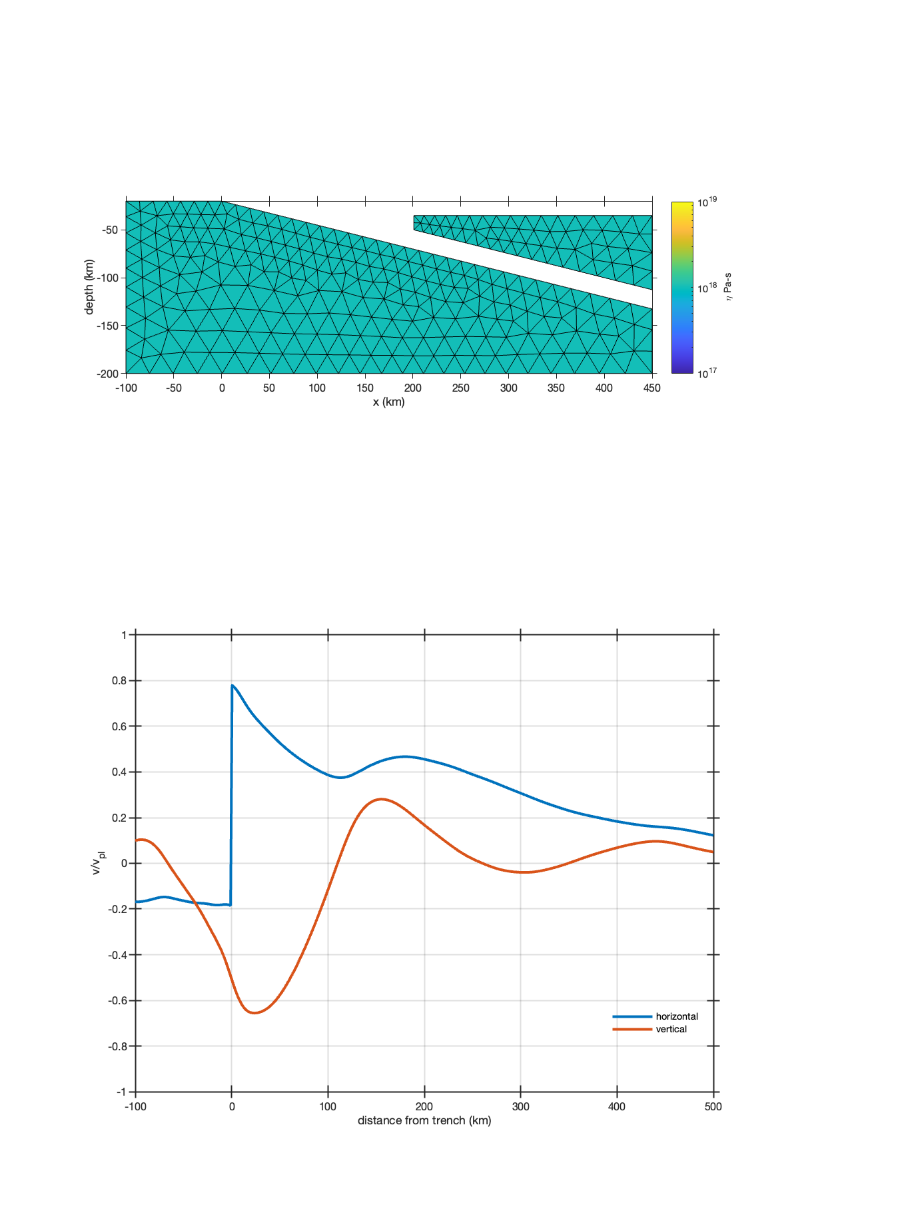
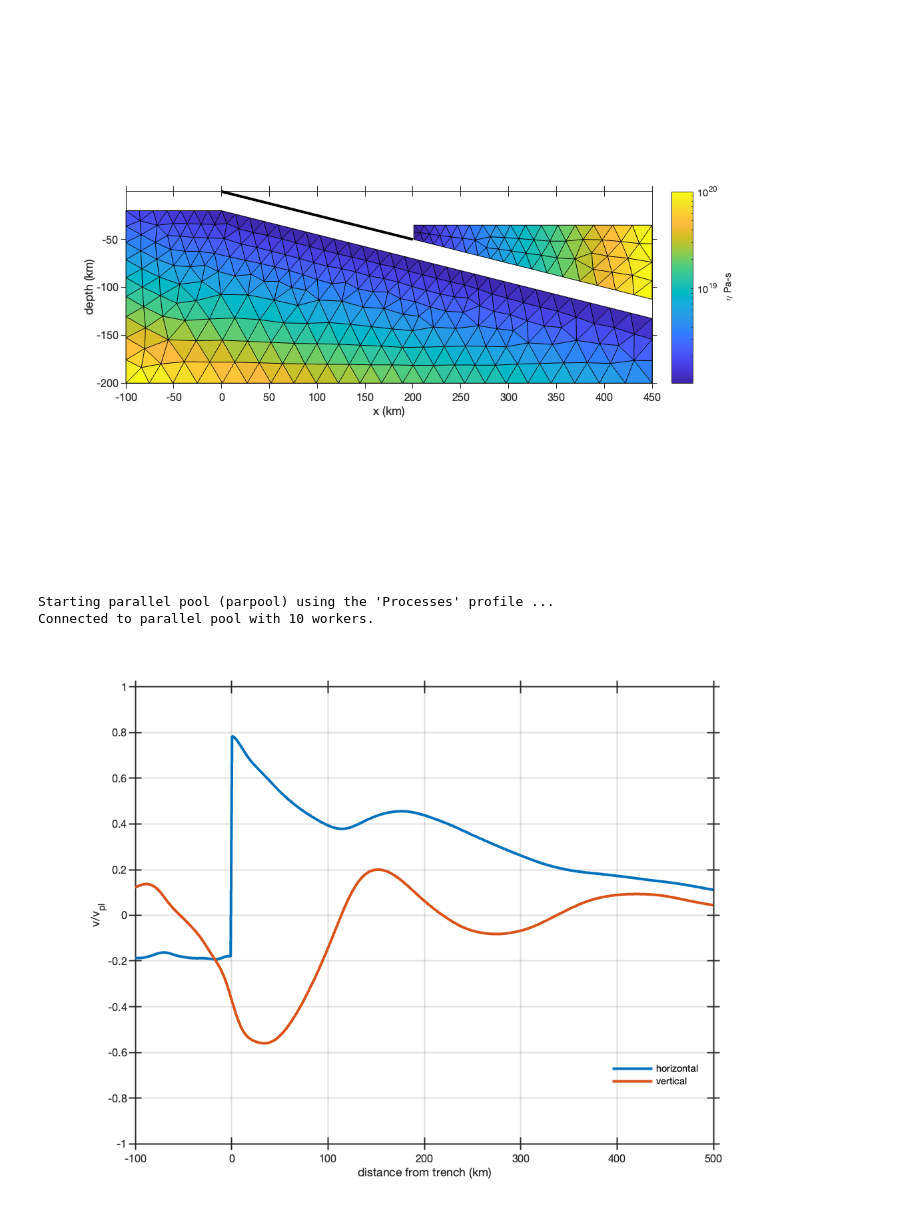
Before and after one commit to mallickrishg/I2EC_2d, a Jupyter notebook: I2EC_linearVEcycles.ipynb, the cells around one changed output. Saved outputs shown, nothing was run; the diff lists cells and outputs as text; code cells hidden in the pictures; blank space fills up the shorter version.

```diff
--- a/I2EC_linearVEcycles.ipynb
+++ b/I2EC_linearVEcycles.ipynb
@@ -89,40 +96,41 @@ rcv.Asigma = 1e-6.*(1e21/(sum(~rcv.pinnedPosition.*rcv.W))).*ones(rcv.N,1);
 %%%%%%% oceanic mantle viscosity structure %%%%%%%
 r = abs(tand(rcv.dip(1)).*shz.xc(:,1) + shz.xc(:,2) + 20e3)./sqrt(tand(rcv.dip(1))^2 + 1);
 r = r./max(r);% normalize to 0->1
-viscostructure = 10.^(18 + r.*0);
+viscostructure = 10.^(18 + r.*2);
 shz.n = 1.*ones(shz.N,1);
 shz.alpha = 1./(viscostructure.*1e-6);
 oceanic_mantle = (shz.xc(:,1) < -shz.xc(:,2)/tand(rcv.dip(1)));
 
 %%%%%%% continental mantle viscosity structure %%%%%%%
 r = sqrt((shz.xc(~oceanic_mantle,1)-200e3).^2);
 r = r./max(r);% normalize to 0->1
-viscostructure = 10.^(18 + r.*0);
+viscostructure = 10.^(18 + r.*2);
 shz.alpha(~oceanic_mantle) = 1./(viscostructure.*1e-6);
 
 % define locked zone on megathrust
 locked = abs(rcv.xc(:,2)) > 0e3 & abs(rcv.xc(:,2))< 30e3;
 rcv.pinnedPosition = locked;
 
 % define long-term slip/strain rates
 rcv.Vpl = Vpl.*ones(rcv.N,1);% m/s
 
 % compute steady state interseismic slip rate & strain rates
 [v_ss,e22_ss,e23_ss] = computeInterseismicSteadystate(rcv,shz,evl_orig,Vpl,10);
 
 % Long-term strain rate calculation
 [e22_dev_lt, e23_lt] = getStrainratesLongterm(shz,rcv.dip(1)*pi/180,[0,20e3],[-140e3,35e3]);
 shz.e22pl = e22_dev_lt.*Vpl;% 1/s
 shz.e23pl = -e23_lt.*Vpl;% 1/s
 
 figure(1),clf
+plotpatch2d(rcv), hold on
 plotshz2d(shz,1e6./(shz.alpha))
 axis tight equal, box on
 cb=colorbar; cb.Label.String = '\eta Pa-s';
 xlabel('x (km)'), ylabel('depth (km)')
 set(gca,'ColorScale','log','FontSize',8,'LineWidth',0.5,'TickDir','both')
 # %% [output]
-[figure, old version]
+[figure, new version]
 # %%
 %% calculate coseismic stress change - imposed periodically
 Nevents = 1;
@@ -236,7 +244,9 @@ legend('horizontal','vertical','Box','off','Location','best')
 xlabel('distance from trench (km)'), ylabel('v/v_{pl}')
 set(gca,'FontSize',8,'LineWidth', 1,'TickDir','both')
 # %% [output]
+Starting parallel pool (parpool) using the 'Processes' profile ...
+Connected to parallel pool with 10 workers.
-[figure, old version]
+[figure, new version]
 # %%
 gps = [];
 gps.obs = obs;
```
Also changed, not shown: parts of 4 cells of this notebook.
